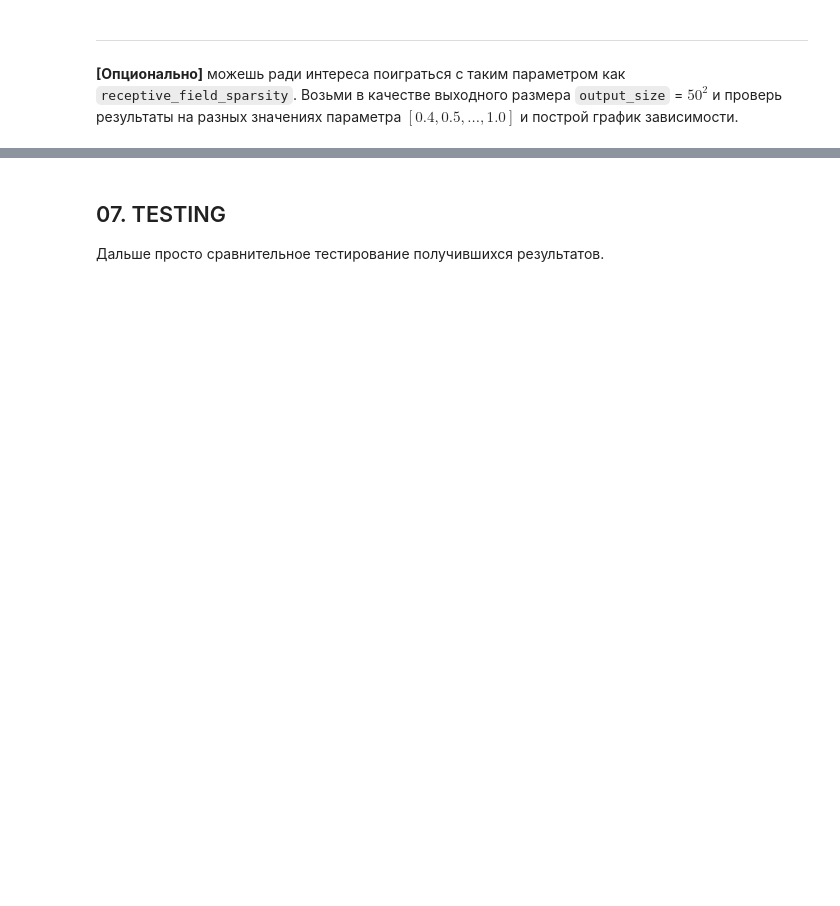
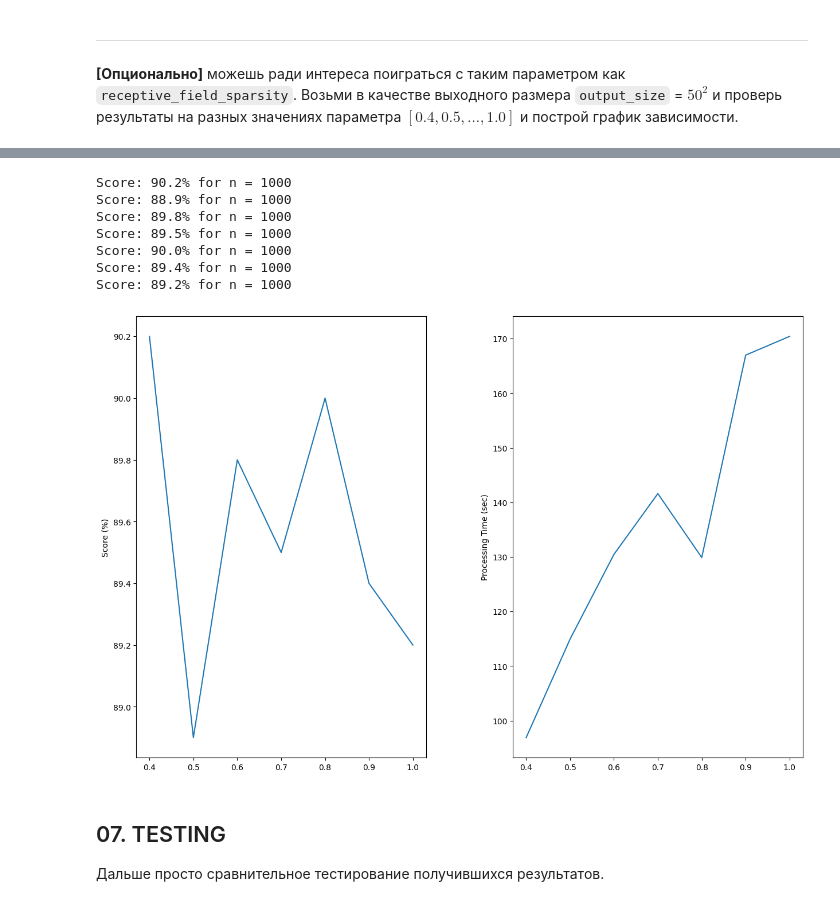
Before and after one commit to 5a7man/cds_internship_tasks_sp, a Jupyter notebook: sp.ipynb, the cells around one changed output, grey strips where cells are left out. Saved outputs shown, nothing was run; the diff lists cells and outputs as text; code cells hidden in the pictures; blank space fills up the shorter version.

```diff
--- a/sp.ipynb
+++ b/sp.ipynb
@@ -562,3 +693,32 @@ __[Опционально]__ можешь ради интереса поигра
+# %%
+scores = []
+processing_time = []
+for rfs in receptive_field_sparsity:
+  sp = BoostedSpatialPooler(
+    input_size=train_images[0].size,
+    output_size=50**2,
+    permanence_threshold=.5,
+    output_sparsity=.04,
+    synapse_permanence_deltas=(.1, .03),
+    receptive_field_sparsity=rfs,
+    max_boost_factor=2,
+    boost_sliding_window=1000
+    )
+  start_time = time.time()
+  score = test_classification_with_sp(x_tr, y_tr, x_tst, y_tst, sp)
+  processing_time.append((time.time()-start_time))
+  scores.append(score*100)
+
+quality_vs_output_size(receptive_field_sparsity,scores,processing_time)
+# %% [output]
+Score: 90.2% for n = 1000
+Score: 88.9% for n = 1000
+Score: 89.8% for n = 1000
+Score: 89.5% for n = 1000
+Score: 90.0% for n = 1000
+Score: 89.4% for n = 1000
+Score: 89.2% for n = 1000
+[figure, added]
 # %% [markdown]
 ## 07. TESTING
 
```
Also changed, not shown: parts of 15 cells of this notebook.
